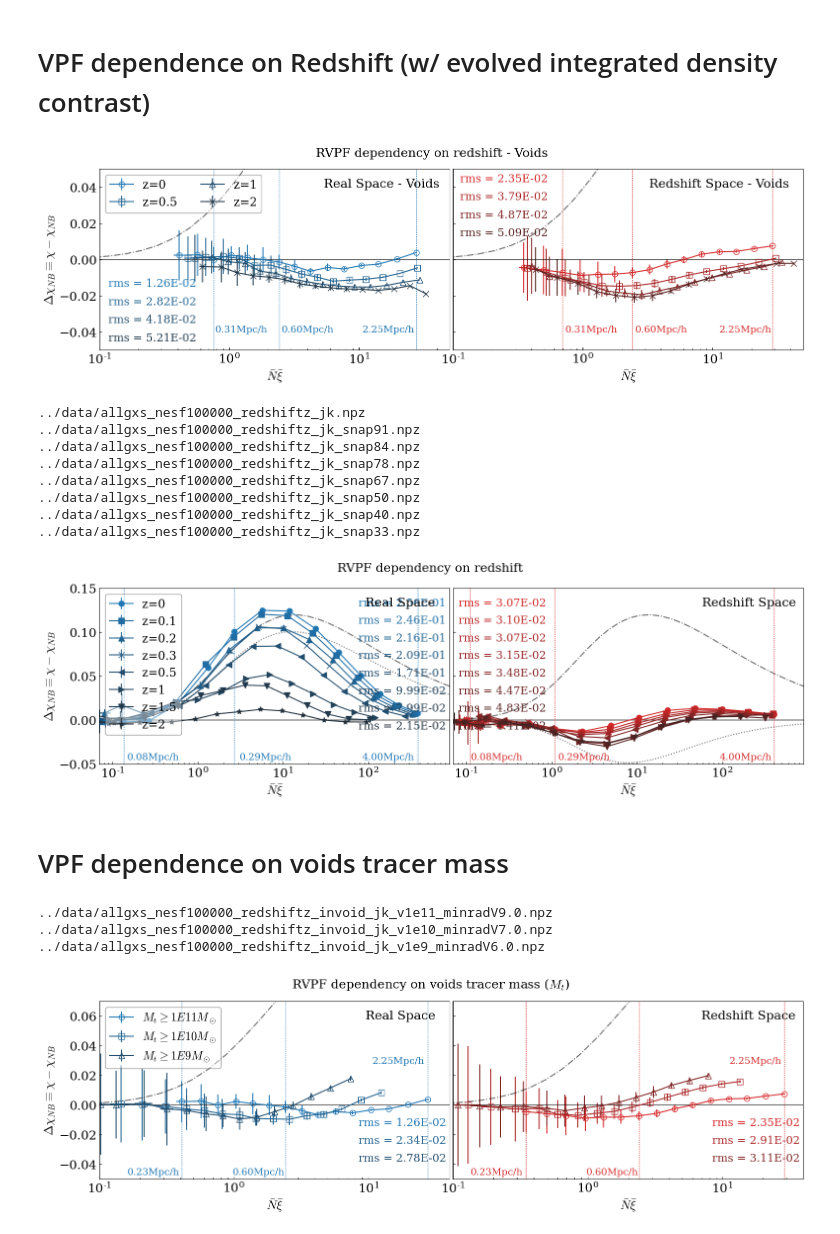
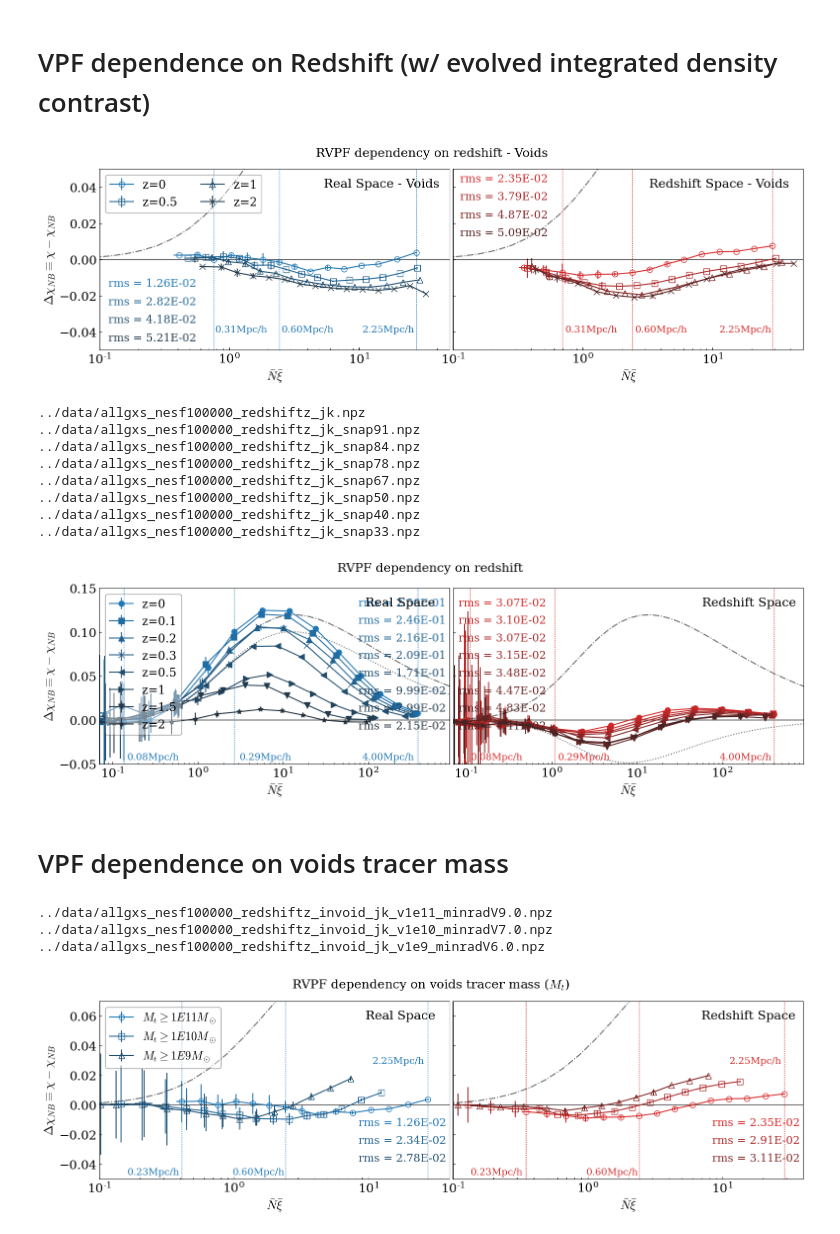
Before and after one commit to FedeDavilaKurban/VPF, a Jupyter notebook: plotsPaperFinal_horizontal.ipynb, the cells around one changed output. Drawn from its saved outputs; the diff is of its cells as text; code cells hidden in the pictures.

```diff
--- a/plotsPaperFinal_horizontal.ipynb
+++ b/plotsPaperFinal_horizontal.ipynb
@@ -57,7 +57,7 @@ xi_mean = stats['arr_8']
 xi_mean_std = stats['arr_9']
 rs = stats['arr_10']
 
-P0err=delta_P0(P0,10E5)
+P0err=delta_P0(P0,1E5)
 NXierr=delta_NXi(NXi,N_mean,N_mean_std,xi_mean,xi_mean_std)
 chierr=delta_chi(chi,P0,P0err,N_mean,N_mean_std)
 
@@ -94,7 +94,7 @@ for file,marker,color,label,ypos_rms in zip(files,markers,colors,labels,ypos_rms
     xi_mean_std = stats['arr_9']
     rs = stats['arr_10']
 
-    P0err=delta_P0(P0,10E5)
+    P0err=delta_P0(P0,1E5)
     NXierr=delta_NXi(NXi,N_mean,N_mean_std,xi_mean,xi_mean_std)
     chierr=delta_chi(chi,P0,P0err,N_mean,N_mean_std)
 
@@ -146,7 +146,7 @@ for file,marker,color,label,ypos_rms in zip(files,markers,colors,labels,ypos_rms
     rs = stats['arr_10']
 
     # Errors
-    P0err=delta_P0(P0,10E5)
+    P0err=delta_P0(P0,1E5)
     NXierr=delta_NXi(NXi,N_mean,N_mean_std,xi_mean,xi_mean_std)
     chierr=delta_chi(chi,P0,P0err,N_mean,N_mean_std)
 
@@ -282,7 +282,7 @@ for file,marker,color,label,ypos_rms in zip(files,markers,colors,labels,ypos_rms
     xi_mean_std = stats['arr_9']
     rs = stats['arr_10']
 
-    P0err=delta_P0(P0,10E5)
+    P0err=delta_P0(P0,1E5)
     NXierr=delta_NXi(NXi,N_mean,N_mean_std,xi_mean,xi_mean_std)
     chierr=delta_chi(chi,P0,P0err,N_mean,N_mean_std)
 
@@ -337,7 +337,7 @@ for file,marker,color,label,ypos_rms in zip(files,markers,colors,labels,ypos_rms
     rs = stats['arr_10']
 
     # Errors
-    P0err=delta_P0(P0,10E5)
+    P0err=delta_P0(P0,1E5)
     NXierr=delta_NXi(NXi,N_mean,N_mean_std,xi_mean,xi_mean_std)
     chierr=delta_chi(chi,P0,P0err,N_mean,N_mean_std)
 
@@ -485,7 +485,7 @@ for file,marker,color,label,ypos_rms in zip(files,markers,colors,labels,ypos_rms
     xi_mean_std = stats['arr_9']
     rs = stats['arr_10']
 
-    P0err=delta_P0(P0,10E5)
+    P0err=delta_P0(P0,1E5)
     NXierr=delta_NXi(NXi,N_mean,N_mean_std,xi_mean,xi_mean_std)
     chierr=delta_chi(chi,P0,P0err,N_mean,N_mean_std)
 
@@ -540,7 +540,7 @@ for file,marker,color,label,ypos_rms in zip(files,markers,colors,labels,ypos_rms
     rs = stats['arr_10']
 
     # Errors
-    P0err=delta_P0(P0,10E5)
+    P0err=delta_P0(P0,1E5)
     NXierr=delta_NXi(NXi,N_mean,N_mean_std,xi_mean,xi_mean_std)
     chierr=delta_chi(chi,P0,P0err,N_mean,N_mean_std)
 
@@ -689,7 +689,7 @@ for file,marker,color,label,ypos_rms in zip(files,markers,colors,labels,ypos_rms
     xi_mean_std = stats['arr_9']
     rs = stats['arr_10']
 
-    P0err=delta_P0(P0,10E5)
+    P0err=delta_P0(P0,1E5)
     NXierr=delta_NXi(NXi,N_mean,N_mean_std,xi_mean,xi_mean_std)
     chierr=delta_chi(chi,P0,P0err,N_mean,N_mean_std)
 
@@ -744,7 +744,7 @@ for file,marker,color,label,ypos_rms in zip(files,markers,colors,labels,ypos_rms
     rs = stats['arr_10']
 
     # Errors
-    P0err=delta_P0(P0,10E5)
+    P0err=delta_P0(P0,1E5)
     NXierr=delta_NXi(NXi,N_mean,N_mean_std,xi_mean,xi_mean_std)
     chierr=delta_chi(chi,P0,P0err,N_mean,N_mean_std)
 
@@ -820,7 +820,7 @@ plt.savefig('../plots/rVPF_invoid_redshift_evolDelta.pdf')
 plt.savefig('../plots/rVPF_invoid_redshift_evolDelta.png')
 plt.show()
 # %% [output]
-[figure, old version]
+[figure, new version]
 # %%
 import numpy as np
 from cicTools import *
@@ -902,7 +902,7 @@ for file,marker,color,label,ypos_rms in zip(files,markers,colors,labels,ypos_rms
     xi_mean_std = stats['arr_9']
     rs = stats['arr_10']
 
-    P0err=delta_P0(P0,10E5)
+    P0err=delta_P0(P0,1E5)
     NXierr=delta_NXi(NXi,N_mean,N_mean_std,xi_mean,xi_mean_std)
     chierr=delta_chi(chi,P0,P0err,N_mean,N_mean_std)
 
@@ -961,7 +961,7 @@ for file,marker,color,label,ypos_rms in zip(files,markers,colors,labels,ypos_rms
     rs = stats['arr_10']
 
     # Errors
-    P0err=delta_P0(P0,10E5)
+    P0err=delta_P0(P0,1E5)
     NXierr=delta_NXi(NXi,N_mean,N_mean_std,xi_mean,xi_mean_std)
     chierr=delta_chi(chi,P0,P0err,N_mean,N_mean_std)
 
@@ -1019,34 +1019,34 @@ ax1.set_xlim(xlim1,xlim2)
 ax.legend(loc=2,fontsize=fs-1,ncol=1,frameon=True,edgecolor='k',framealpha=.4)
 
 # Ticks
 #ax.set_xticklabels([])
 ax1.set_yticklabels([])
 ax.tick_params(labelsize=fs)
 ax1.tick_params(labelsize=fs)
 
 # Additional text
 ax.text(.76,.9,'Real Space',fontsize=fs,transform=ax.transAxes)
 ax1.text(.71,.9,'Redshift Space',fontsize=fs,transform=ax1.transAxes)
 
 # Final
 plt.suptitle('RVPF dependency on redshift',fontsize=fs)
 plt.tight_layout()
 #plt.subplots_adjust(hspace=0,wspace=0.03)
 plt.subplots_adjust(wspace=0.01)
 
 #plt.savefig('../plots/rVPF_redshift.pdf')
 #plt.savefig('../plots/rVPF_redshift.png')
 plt.show()
 # %% [output]
 ../data/allgxs_nesf100000_redshiftz_jk.npz
 ../data/allgxs_nesf100000_redshiftz_jk_snap91.npz
 ../data/allgxs_nesf100000_redshiftz_jk_snap84.npz
 ../data/allgxs_nesf100000_redshiftz_jk_snap78.npz
 ../data/allgxs_nesf100000_redshiftz_jk_snap67.npz
 ../data/allgxs_nesf100000_redshiftz_jk_snap50.npz
 ../data/allgxs_nesf100000_redshiftz_jk_snap40.npz
 ../data/allgxs_nesf100000_redshiftz_jk_snap33.npz
-[figure, old version]
+[figure, new version]
 # %% [markdown]
 # VPF dependence on voids tracer mass
 # %%
@@ -1118,7 +1118,7 @@ for file,marker,color,label,ypos_rms in zip(files,markers,colors,labels,ypos_rms
     xi_mean_std = stats['arr_9']
     rs = stats['arr_10']
 
-    P0err=delta_P0(P0,10E5)
+    P0err=delta_P0(P0,1E5)
     NXierr=delta_NXi(NXi,N_mean,N_mean_std,xi_mean,xi_mean_std)
     chierr=delta_chi(chi,P0,P0err,N_mean,N_mean_std)
 
@@ -1175,7 +1175,7 @@ for file,marker,color,label,ypos_rms in zip(files,markers,colors,labels,ypos_rms
     rs = stats['arr_10']
 
     # Errors
-    P0err=delta_P0(P0,10E5)
+    P0err=delta_P0(P0,1E5)
     NXierr=delta_NXi(NXi,N_mean,N_mean_std,xi_mean,xi_mean_std)
     chierr=delta_chi(chi,P0,P0err,N_mean,N_mean_std)
 
@@ -1255,4 +1255,4 @@ plt.show()
 ../data/allgxs_nesf100000_redshiftz_invoid_jk_v1e11_minradV9.0.npz
 ../data/allgxs_nesf100000_redshiftz_invoid_jk_v1e10_minradV7.0.npz
 ../data/allgxs_nesf100000_redshiftz_invoid_jk_v1e9_minradV6.0.npz
-[figure, old version]
+[figure, new version]
```
Also changed, not shown: parts of 3 cells of this notebook, 2 other files.
